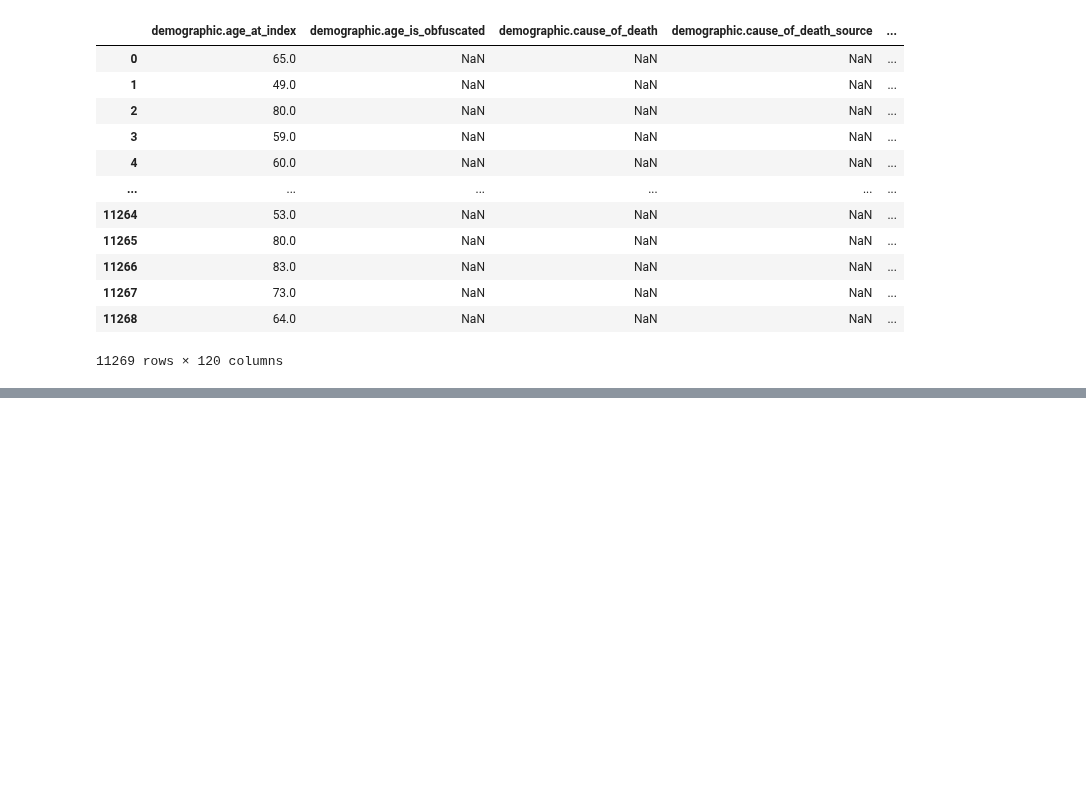
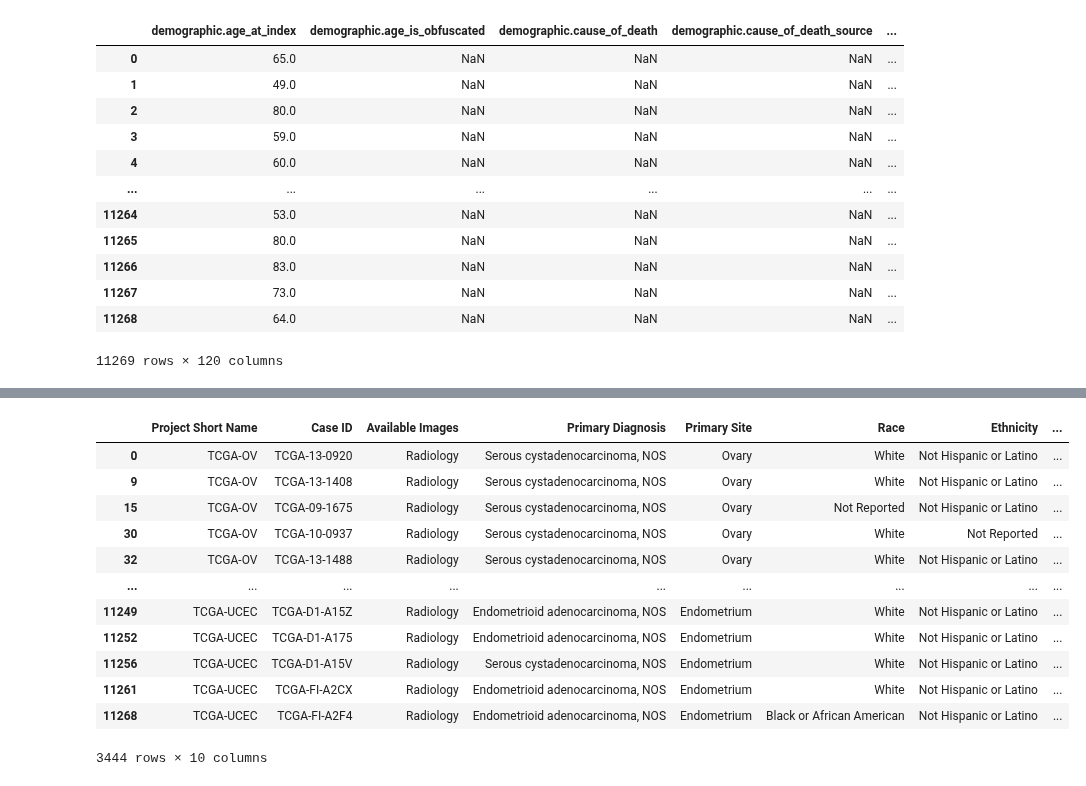
Before and after one commit to kirbyju/tcia-cohort-builder, a Jupyter notebook: crdc-clinical.ipynb, the cells around one changed output, grey strips where cells are left out. Cells and saved outputs as stored; diff of their text form; code cells hidden in the pictures; blank space fills up the shorter version.

```diff
--- a/crdc-clinical.ipynb
+++ b/crdc-clinical.ipynb
@@ -498,0 +473,45 @@ gdc_tmp
+# %%
+allowable_race = {
+    'white': 'White',
+    'not reported': 'Not Reported',
+    'black or african american': 'Black or African American',
+    'american indian or alaska native': 'American Indian or Alaska Native',
+    'asian': 'Asian',
+    'other': 'Unknown',  # Mapping 'other' to 'Unknown'
+    'Unknown': 'Unknown',
+    'native hawaiian or other pacific islander': 'Native Hawaiian or Other Pacific Islander'
+}
+
+allowable_ethnicity = {
+    'not hispanic or latino': 'Not Hispanic or Latino',
+    'not reported': 'Not Reported',
+    'hispanic or latino': 'Hispanic or Latino',
+    'Unknown': 'Unknown'
+}
+
+allowable_sex_at_birth = {
+    'female': 'Female',
+    'male': 'Male',
+    'not reported': 'Unknown'
+}
+
+# Apply the mappings to the dataframe
+gdc_clinical['Race'] = gdc_clinical['Race'].apply(lambda x: race_mapping.get(x, x) if x not in allowable_race else x).fillna('Unknown')
+gdc_clinical['Ethnicity'] = gdc_clinical['Ethnicity'].apply(lambda x: ethnicity_mapping.get(x, x) if x not in allowable_ethnicity else x).fillna('Unknown')
+gdc_clinical['Sex at Birth'] = gdc_clinical['Sex at Birth'].apply(lambda x: sex_at_birth_mapping.get(x, x) if x not in allowable_sex_at_birth else x).fillna('Unknown')
+
+gdc_clinical
+# %% [output]
+|  | Project Short Name | Case ID | Available Images | Primary Diagnosis | Primary Site | Race | Ethnicity | ... |
+| 0 | TCGA-OV | TCGA-13-0920 | Radiology | Serous cystadenocarcinoma, NOS | Ovary | White | Not Hispanic or Latino | ... |
+| 9 | TCGA-OV | TCGA-13-1408 | Radiology | Serous cystadenocarcinoma, NOS | Ovary | White | Not Hispanic or Latino | ... |
+| 15 | TCGA-OV | TCGA-09-1675 | Radiology | Serous cystadenocarcinoma, NOS | Ovary | Not Reported | Not Hispanic or Latino | ... |
+| 30 | TCGA-OV | TCGA-10-0937 | Radiology | Serous cystadenocarcinoma, NOS | Ovary | White | Not Reported | ... |
+| 32 | TCGA-OV | TCGA-13-1488 | Radiology | Serous cystadenocarcinoma, NOS | Ovary | White | Not Hispanic or Latino | ... |
+| ... | ... | ... | ... | ... | ... | ... | ... | ... |
+| 11249 | TCGA-UCEC | TCGA-D1-A15Z | Radiology | Endometrioid adenocarcinoma, NOS | Endometrium | White | Not Hispanic or Latino | ... |
+| 11252 | TCGA-UCEC | TCGA-D1-A175 | Radiology | Endometrioid adenocarcinoma, NOS | Endometrium | White | Not Hispanic or Latino | ... |
+| 11256 | TCGA-UCEC | TCGA-D1-A15V | Radiology | Serous cystadenocarcinoma, NOS | Endometrium | White | Not Hispanic or Latino | ... |
+| 11261 | TCGA-UCEC | TCGA-FI-A2CX | Radiology | Endometrioid adenocarcinoma, NOS | Endometrium | White | Not Hispanic or Latino | ... |
+| 11268 | TCGA-UCEC | TCGA-FI-A2F4 | Radiology | Endometrioid adenocarcinoma, NOS | Endometrium | Black or African American | Not Hispanic or Latino | ... |
+3444 rows × 10 columns
```
Also changed, not shown: parts of 33 cells of this notebook.
